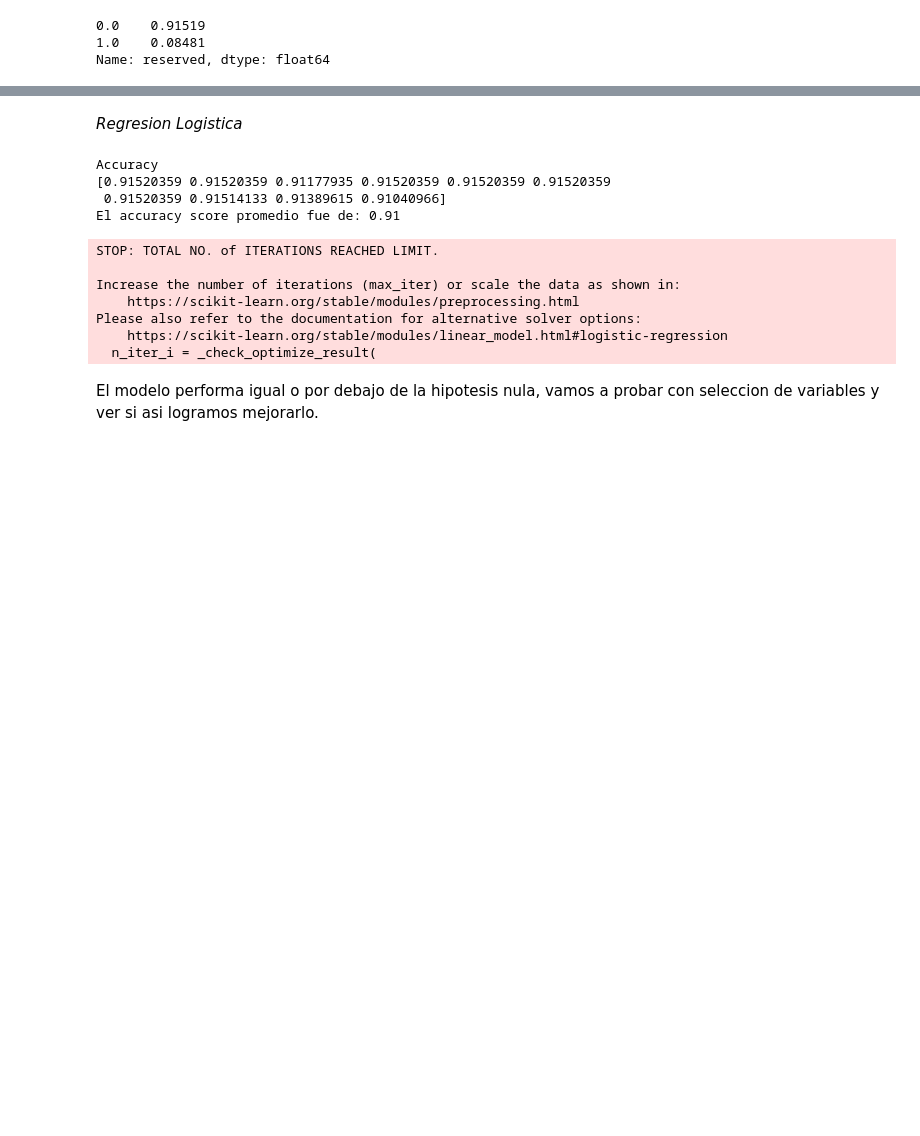
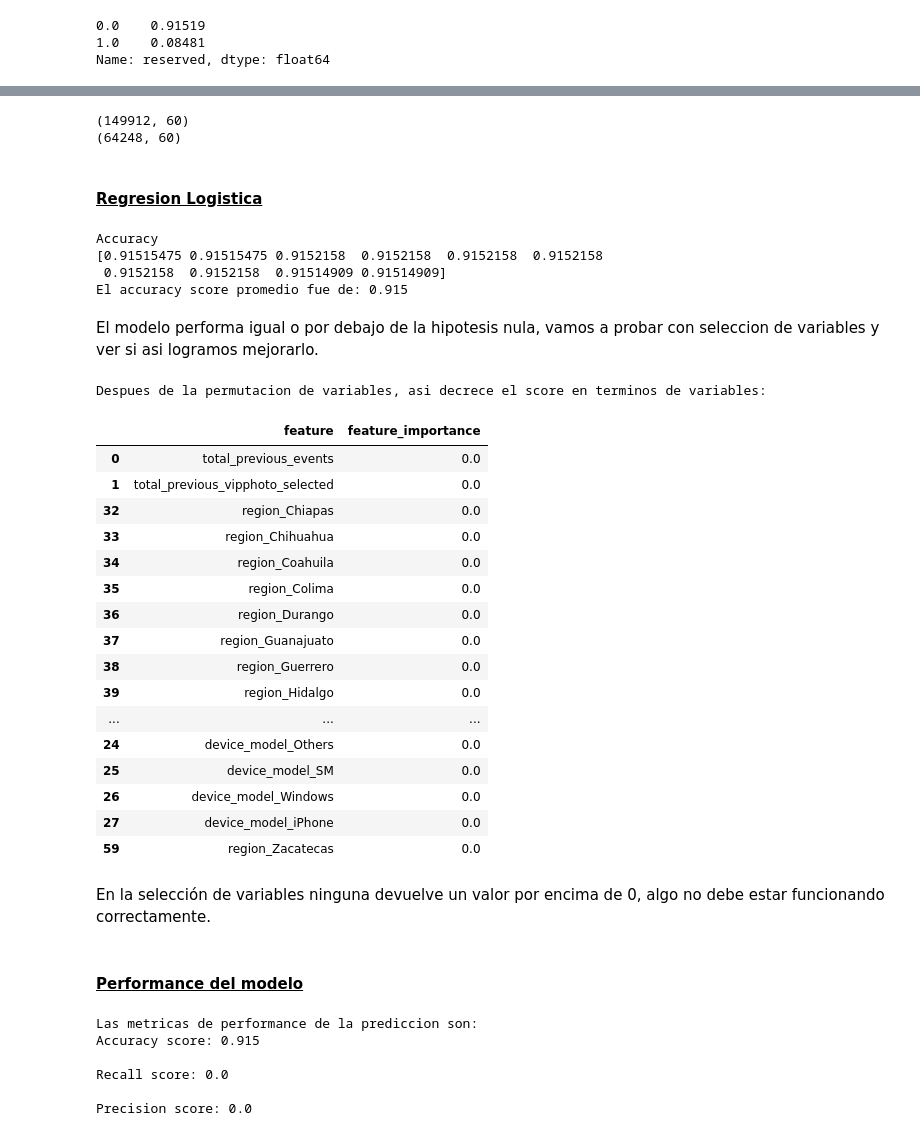
Before and after one commit to adilelle1/navegacion_web_poo, a Jupyter notebook: navegacion_web.ipynb, the cells around one changed output, grey strips where cells are left out. Drawn from its saved outputs; the diff is of its cells as text; code cells hidden in the pictures; blank space fills up the shorter version.

```diff
--- a/navegacion_web.ipynb
+++ b/navegacion_web.ipynb
@@ -1163,11 +1149,0 @@ data.drop(columns='session_hour_of_day', inplace = True)
-# %%
-from sklearn.preprocessing import OneHotEncoder
-
-ohe = OneHotEncoder(sparse=False)
-ohe.fit(data[['session_day_of_month']])
-enginetype_encoded = ohe.transform(data[['session_day_of_month']])
-
-data[ohe.get_feature_names_out()] = enginetype_encoded
-
-
-data.drop(columns='session_day_of_month', inplace = True)
@@ -1221,10 +1167,16 @@ X_train, X_test, y_train, y_test = train_test_split(X, y, stratify=y, random_sta
+# %%
+print(X_train.shape)
+print(X_test.shape)
+# %% [output]
+(149912, 60)
+(64248, 60)
 # %% [markdown]
-*Regresion Logistica*
+#### <u>**Regresion Logistica**<u/>
 # %%
 from sklearn.model_selection import cross_val_score
 from sklearn.linear_model import LogisticRegression
 
-# Instanciamos un objeto de esa clase
+# Instanciamos un objeto de la clase
 logistic_regression = LogisticRegression()
 
 # Ajustamos el modelo
@@ -1234,31 +1186,45 @@ logistic_regression.fit(X_train, y_train)
 cv_acc_scores= cross_val_score(logistic_regression, X_train, y_train, cv = 10)
 print('Accuracy')
 print(cv_acc_scores)
-print(f'El accuracy score promedio fue de: {cv_acc_scores.mean().round(2)}\n')
+print(f'El accuracy score promedio fue de: {cv_acc_scores.mean().round(3)}\n')
 # %% [output]
 Accuracy
-[0.91520359 0.91520359 0.91177935 0.91520359 0.91520359 0.91520359
- 0.91520359 0.91514133 0.91389615 0.91040966]
-El accuracy score promedio fue de: 0.91
+[0.91515475 0.91515475 0.9152158  0.9152158  0.9152158  0.9152158
+ 0.9152158  0.9152158  0.91514909 0.91514909]
+El accuracy score promedio fue de: 0.915
-STOP: TOTAL NO. of ITERATIONS REACHED LIMIT.
-
-Increase the number of iterations (max_iter) or scale the data as shown in:
-    https://scikit-learn.org/stable/modules/preprocessing.html
-Please also refer to the documentation for alternative solver options:
-    https://scikit-learn.org/stable/modules/linear_model.html#logistic-regression
-  n_iter_i = _check_optimize_result(
 # %% [markdown]
 El modelo performa igual o por debajo de la hipotesis nula, vamos a probar con seleccion de variables y ver si asi logramos mejorarlo.
 # %%
+# tarda en correr unos minutos
+
 # voy a optimizar el modelo viendo las variables que mas influyen
 from sklearn.inspection import permutation_importance
 
 model = LogisticRegression().fit(X_train, y_train)
-permutation_score = permutation_importance(model, X_train, y_train, n_repeats=100)
+permutation_score = permutation_importance(model, X_train, y_train, n_repeats=50)
 importance_df = pd.DataFrame(np.vstack((X_train.columns,
                                         permutation_score.importances_mean)).T,
                              columns=['feature', 'feature_importance'])
 
 print("Despues de la permutacion de variables, asi decrece el score en terminos de variables:")
 importance_df = importance_df.sort_values(by="feature_importance", ascending=False)
 importance_df
+# %% [output]
+Despues de la permutacion de variables, asi decrece el score en terminos de variables:
+|  | feature | feature_importance |
+| 0 | total_previous_events | 0.0 |
+| 1 | total_previous_vipphoto_selected | 0.0 |
+| 32 | region_Chiapas | 0.0 |
+| 33 | region_Chihuahua | 0.0 |
+| 34 | region_Coahuila | 0.0 |
+| 35 | region_Colima | 0.0 |
+| 36 | region_Durango | 0.0 |
+| 37 | region_Guanajuato | 0.0 |
+| 38 | region_Guerrero | 0.0 |
+| 39 | region_Hidalgo | 0.0 |
+| ... | ... | ... |
+| 24 | device_model_Others | 0.0 |
+| 25 | device_model_SM | 0.0 |
+| 26 | device_model_Windows | 0.0 |
+| 27 | device_model_iPhone | 0.0 |
+| 59 | region_Zacatecas | 0.0 |
@@ -1277,0 +1231,2 @@ strong_model_score = scores.mean()
+# %% [markdown]
+En la selección de variables ninguna devuelve un valor por encima de 0, algo no debe estar funcionando correctamente.
@@ -1277,0 +1236,15 @@ strong_model_score = scores.mean()
+# %% [markdown]
+#### <u>**Performance del modelo**<u/>
+# %%
+from sklearn.metrics import accuracy_score, recall_score, precision_score, confusion_matrix
+print('Las metricas de performance de la prediccion son:')
+print(f'Accuracy score: {accuracy_score(y_test, y_test_pred).round(3)}\n')
+print(f'Recall score: {recall_score(y_test, y_test_pred).round(2)}\n')
+print(f'Precision score: {precision_score(y_test, y_test_pred).round(2)}\n')
+# %% [output]
+Las metricas de performance de la prediccion son:
+Accuracy score: 0.915
+
+Recall score: 0.0
+
+Precision score: 0.0
```
Also changed, not shown: parts of 17 cells of this notebook.
